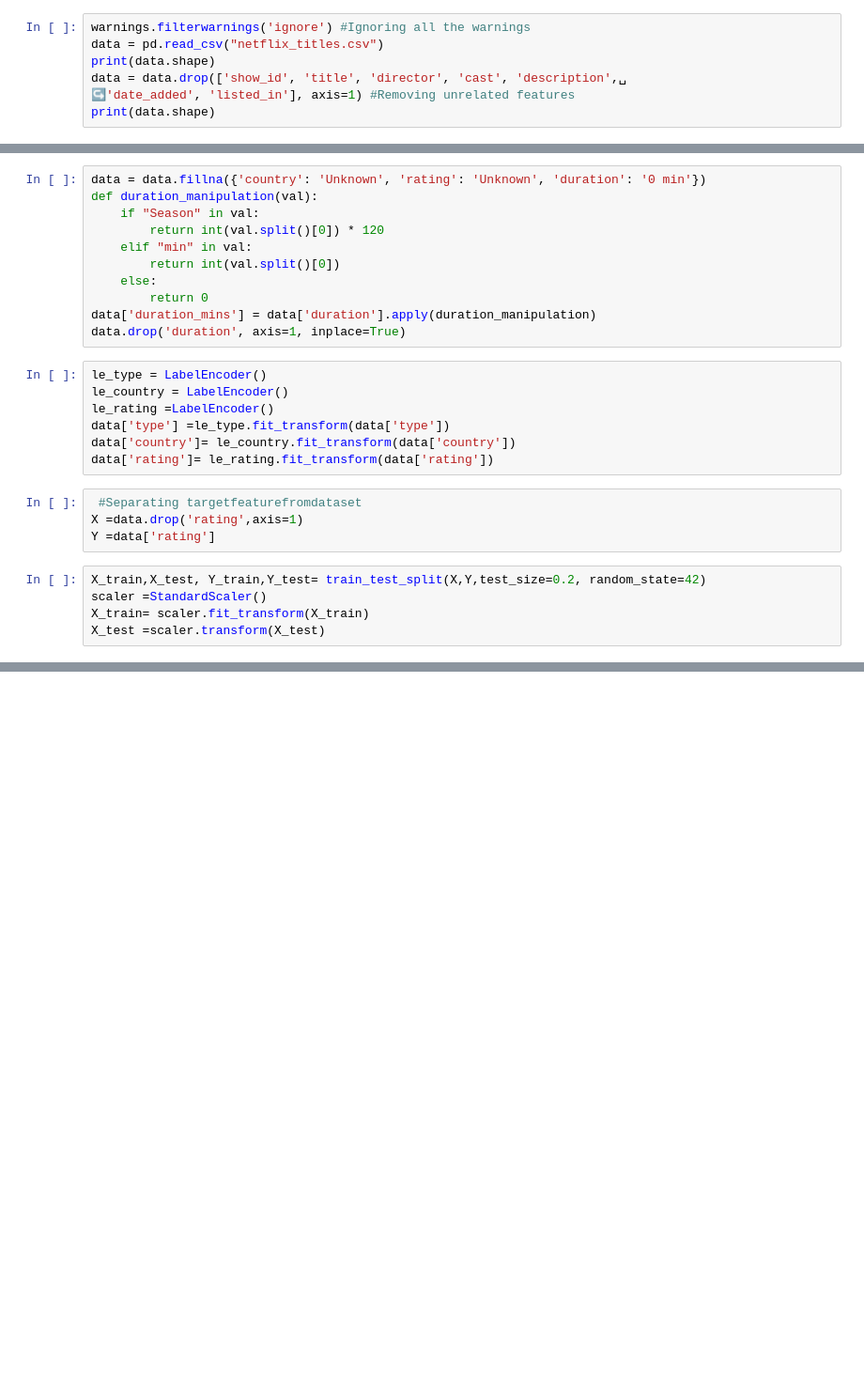
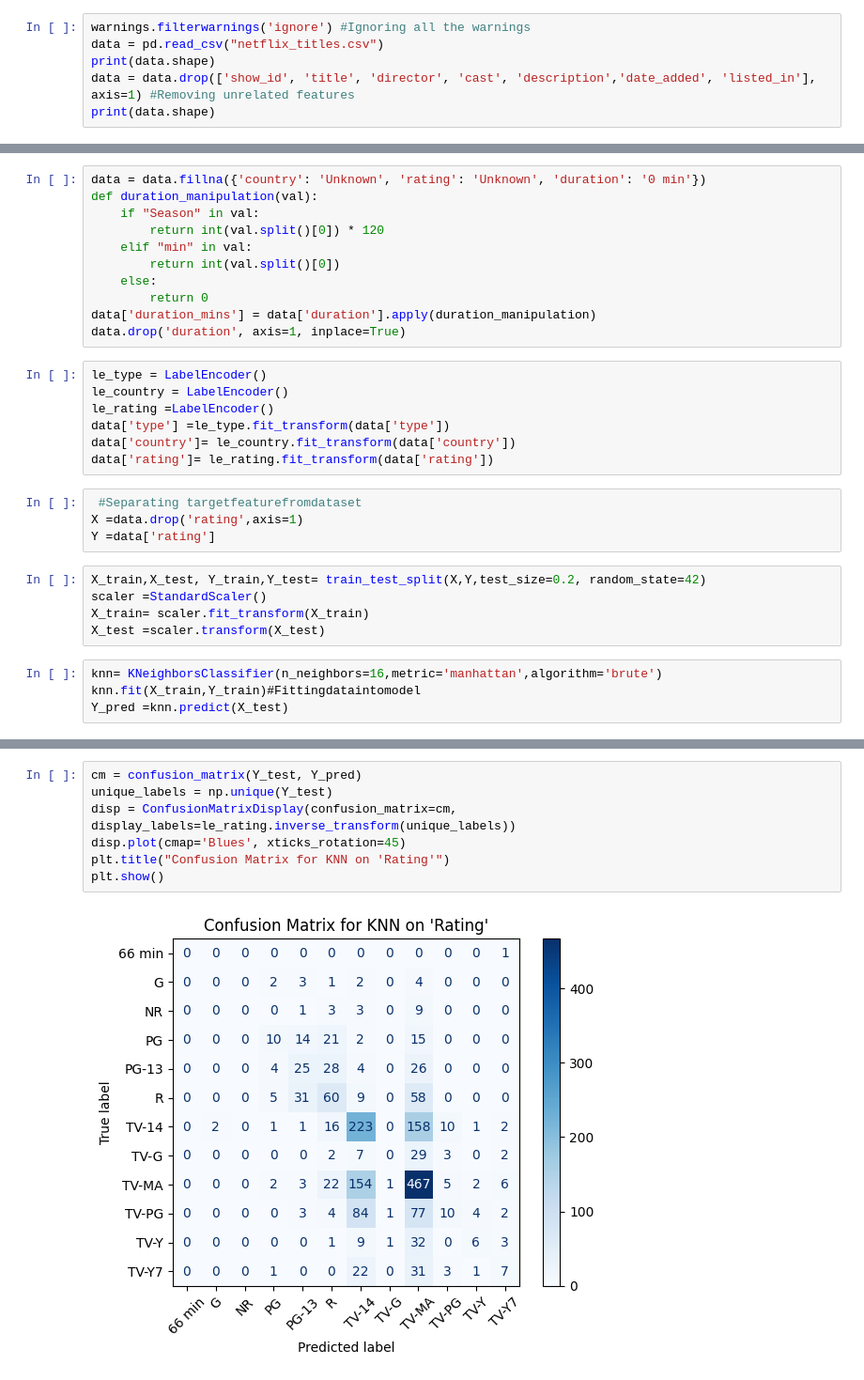
Before and after one commit to Zulama1/KNN-Application, a Jupyter notebook: main.ipynb, the cells around one changed output, grey strips where cells are left out. Shown at 94% size. Cells and saved outputs as stored; diff of their text form; blank space fills up the shorter version.

```diff
--- a/main.ipynb
+++ b/main.ipynb
@@ -12,6 +12,5 @@ import warnings
 warnings.filterwarnings('ignore') #Ignoring all the warnings
 data = pd.read_csv("netflix_titles.csv")
 print(data.shape)
-data = data.drop(['show_id', 'title', 'director', 'cast', 'description',␣
-↪'date_added', 'listed_in'], axis=1) #Removing unrelated features
+data = data.drop(['show_id', 'title', 'director', 'cast', 'description','date_added', 'listed_in'], axis=1) #Removing unrelated features
 print(data.shape)
@@ -42,3 +44,7 @@ X_train,X_test, Y_train,Y_test= train_test_split(X,Y,test_size=0.2, random_state
 scaler =StandardScaler()
 X_train= scaler.fit_transform(X_train)
 X_test =scaler.transform(X_test)
+# %%
+knn= KNeighborsClassifier(n_neighbors=16,metric='manhattan',algorithm='brute')
+knn.fit(X_train,Y_train)#Fittingdataintomodel
+Y_pred =knn.predict(X_test)
@@ -44,0 +73,9 @@ X_test =scaler.transform(X_test)
+# %%
+cm = confusion_matrix(Y_test, Y_pred)
+unique_labels = np.unique(Y_test)
+disp = ConfusionMatrixDisplay(confusion_matrix=cm, display_labels=le_rating.inverse_transform(unique_labels))
+disp.plot(cmap='Blues', xticks_rotation=45)
+plt.title("Confusion Matrix for KNN on 'Rating'")
+plt.show()
+# %% [output]
+[figure, added]
```
Also changed, not shown: parts of 2 cells of this notebook, 1 other file.
